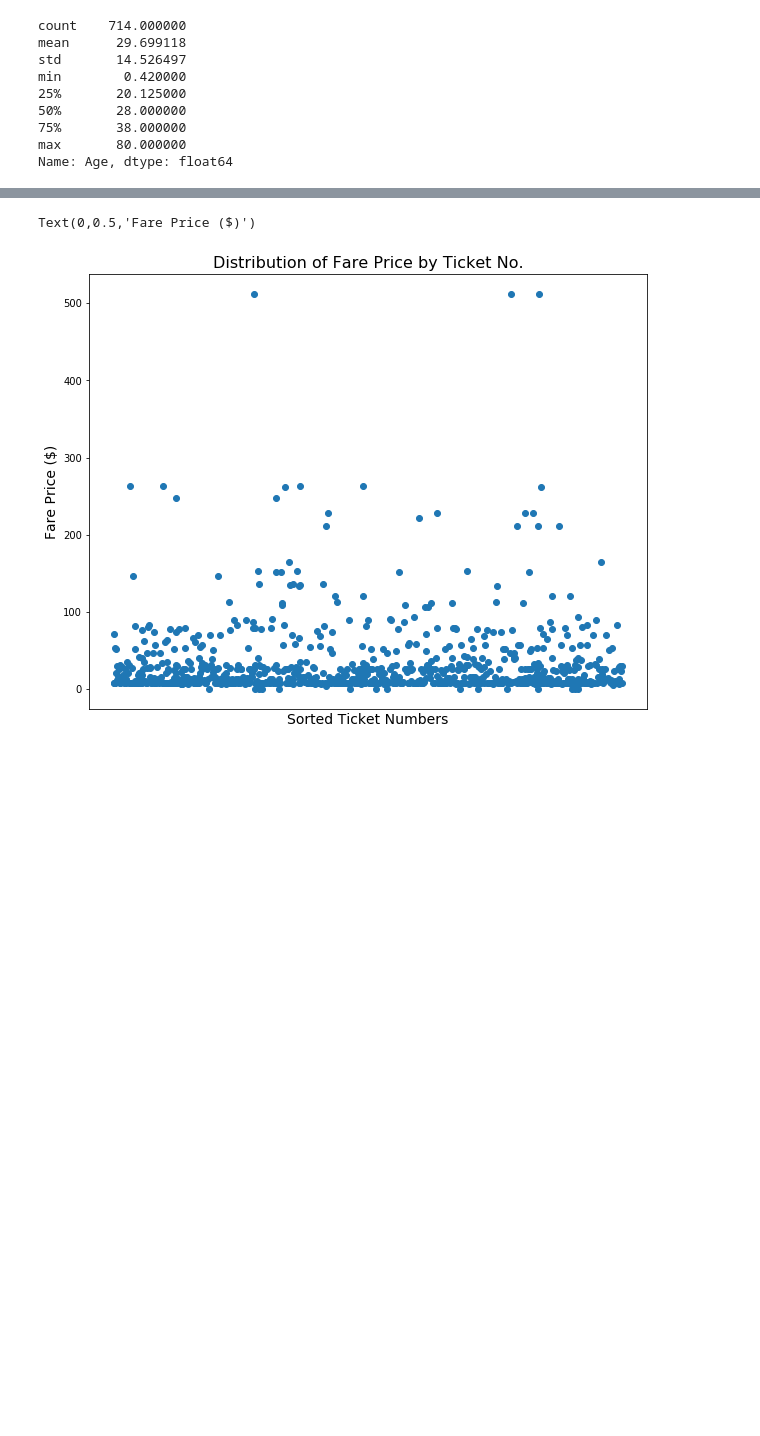
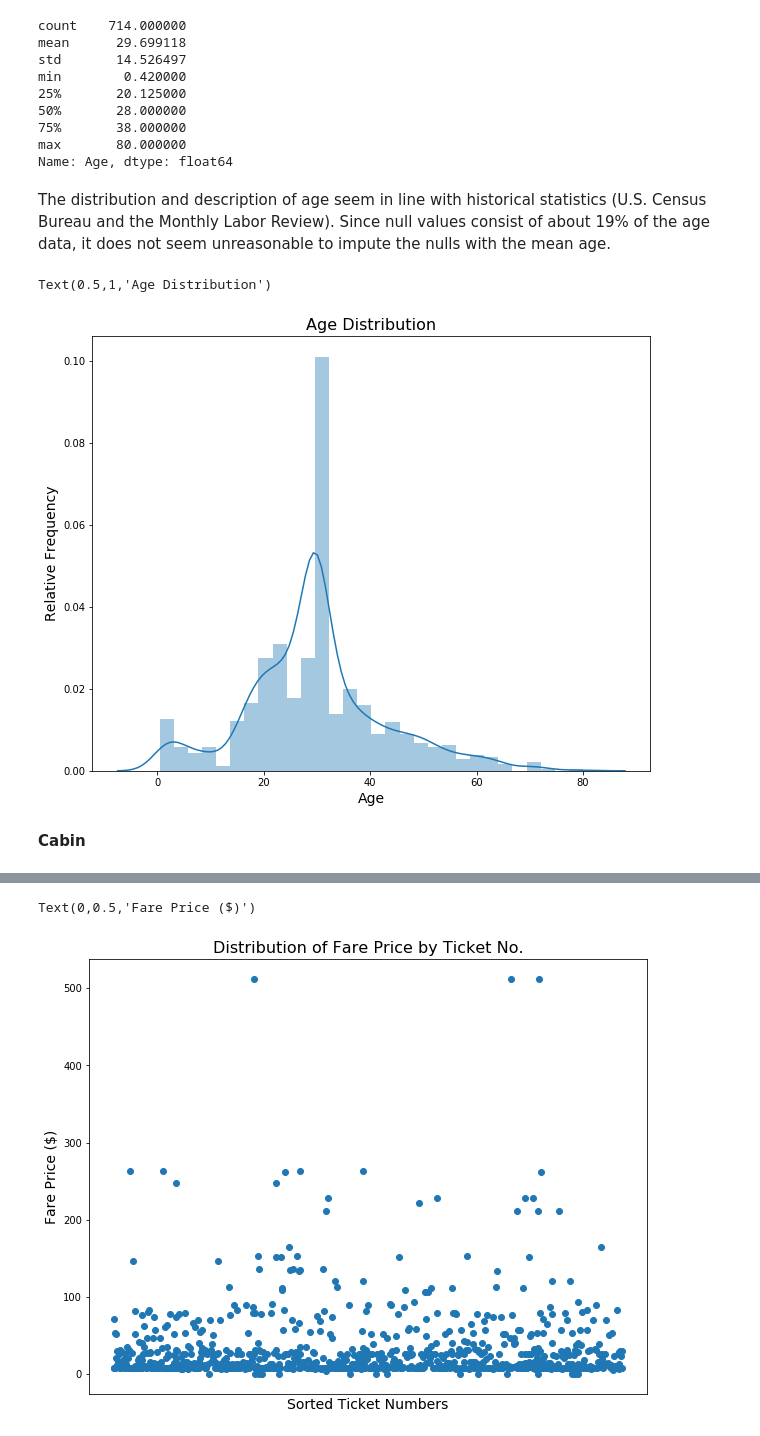
Before and after one commit to asfabiano/byu_econ_applied_machine_learning, a Jupyter notebook: homeworks/HW4/Homework_4.ipynb, the cells around one changed output, grey strips where cells are left out. Cells and saved outputs as stored; diff of their text form; code cells hidden in the pictures; blank space fills up the shorter version.

```diff
--- a/homeworks/HW4/Homework_4.ipynb
+++ b/homeworks/HW4/Homework_4.ipynb
@@ -88,4 +101,6 @@ min        0.420000
 75%       38.000000
 max       80.000000
 Name: Age, dtype: float64
+# %% [markdown]
+The distribution and description of age seem in line with historical statistics (U.S. Census Bureau and the Monthly Labor Review). Since null values consist of about 19% of the age data, it does not seem unreasonable to impute the nulls with the mean age.
 # %%
@@ -93,4 +108,14 @@ train_mean_age = traindf.Age.mean()
 traindf.Age.fillna(traindf["Age"].mean(), inplace=True)
+# %%
+sns.distplot(traindf.Age)
+plt.ylabel("Relative Frequency", fontsize=14)
+plt.xlabel("Age", fontsize=14)
+plt.title("Age Distribution", fontsize=16)
+# %% [output]
+Text(0.5,1,'Age Distribution')
+[figure, added]
+# %% [markdown]
+**Cabin**
 # %%
 traindf.Cabin.describe()
 # %% [output]
```
Also changed, not shown: parts of 32 cells of this notebook.
